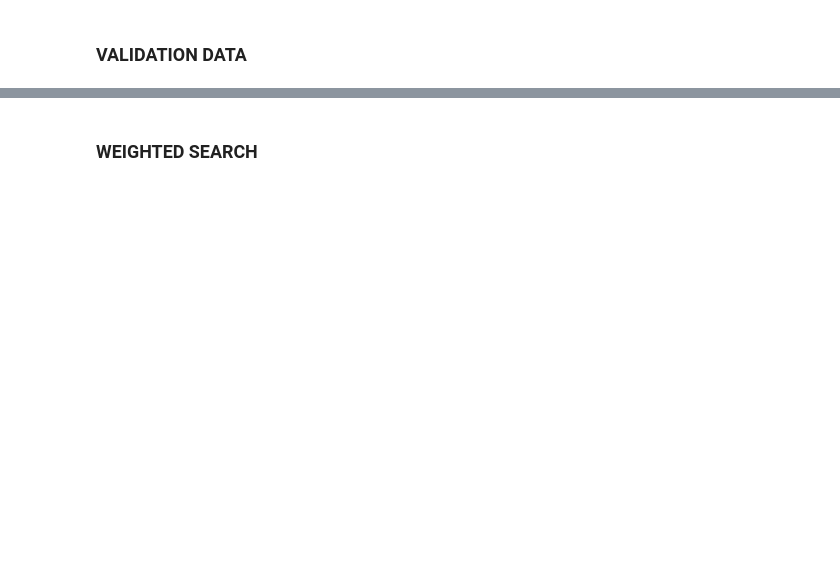
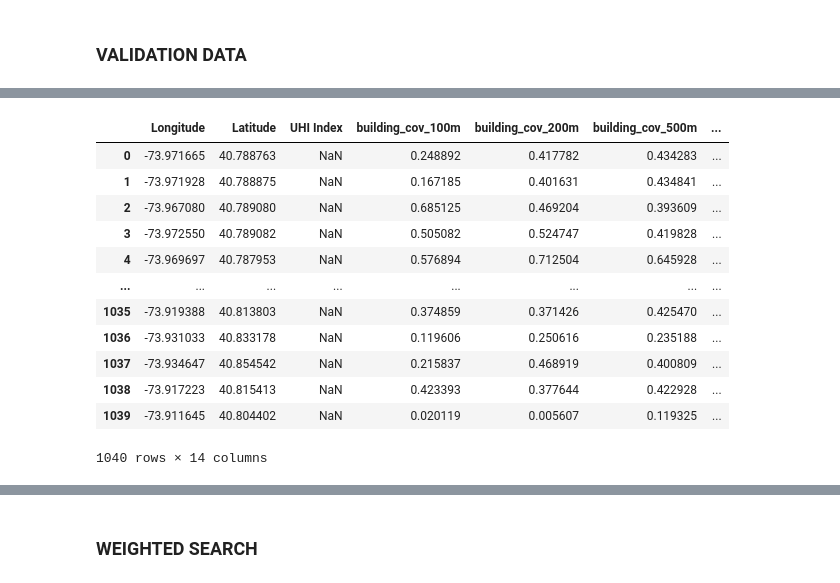
Before and after one commit to MegaKruk/uhi-ai-challenge-2025, a Jupyter notebook: UHI_Model.ipynb, the cells around one changed output, grey strips where cells are left out. Drawn from its saved outputs; the diff is of its cells as text; code cells hidden in the pictures; blank space fills up the shorter version.

```diff
--- a/UHI_Model.ipynb
+++ b/UHI_Model.ipynb
@@ -848,3 +906,19 @@ df_val_feat.describe()
+# %%
+df_val
+# %% [output]
+|  | Longitude | Latitude | UHI Index | building_cov_100m | building_cov_200m | building_cov_500m | ... |
+| 0 | -73.971665 | 40.788763 | NaN | 0.248892 | 0.417782 | 0.434283 | ... |
+| 1 | -73.971928 | 40.788875 | NaN | 0.167185 | 0.401631 | 0.434841 | ... |
+| 2 | -73.967080 | 40.789080 | NaN | 0.685125 | 0.469204 | 0.393609 | ... |
+| 3 | -73.972550 | 40.789082 | NaN | 0.505082 | 0.524747 | 0.419828 | ... |
+| 4 | -73.969697 | 40.787953 | NaN | 0.576894 | 0.712504 | 0.645928 | ... |
+| ... | ... | ... | ... | ... | ... | ... | ... |
+| 1035 | -73.919388 | 40.813803 | NaN | 0.374859 | 0.371426 | 0.425470 | ... |
+| 1036 | -73.931033 | 40.833178 | NaN | 0.119606 | 0.250616 | 0.235188 | ... |
+| 1037 | -73.934647 | 40.854542 | NaN | 0.215837 | 0.468919 | 0.400809 | ... |
+| 1038 | -73.917223 | 40.815413 | NaN | 0.423393 | 0.377644 | 0.422928 | ... |
+| 1039 | -73.911645 | 40.804402 | NaN | 0.020119 | 0.005607 | 0.119325 | ... |
+1040 rows × 14 columns
 # %%
 # 1) Identify top N from results_df
 topN = results_df.head(3).reset_index(drop=True)  # e.g. top 3
```
Also changed, not shown: parts of 30 cells of this notebook, 4 other files.
